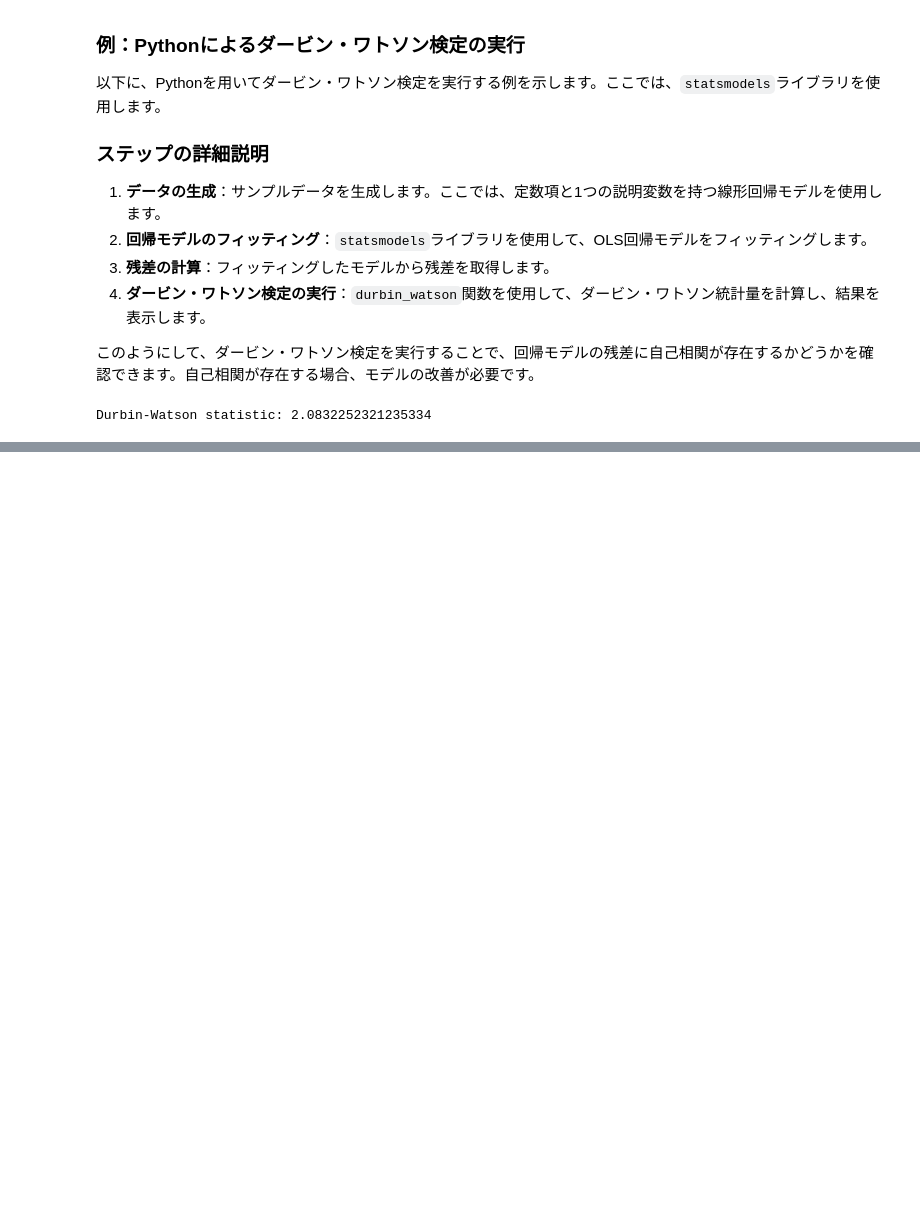
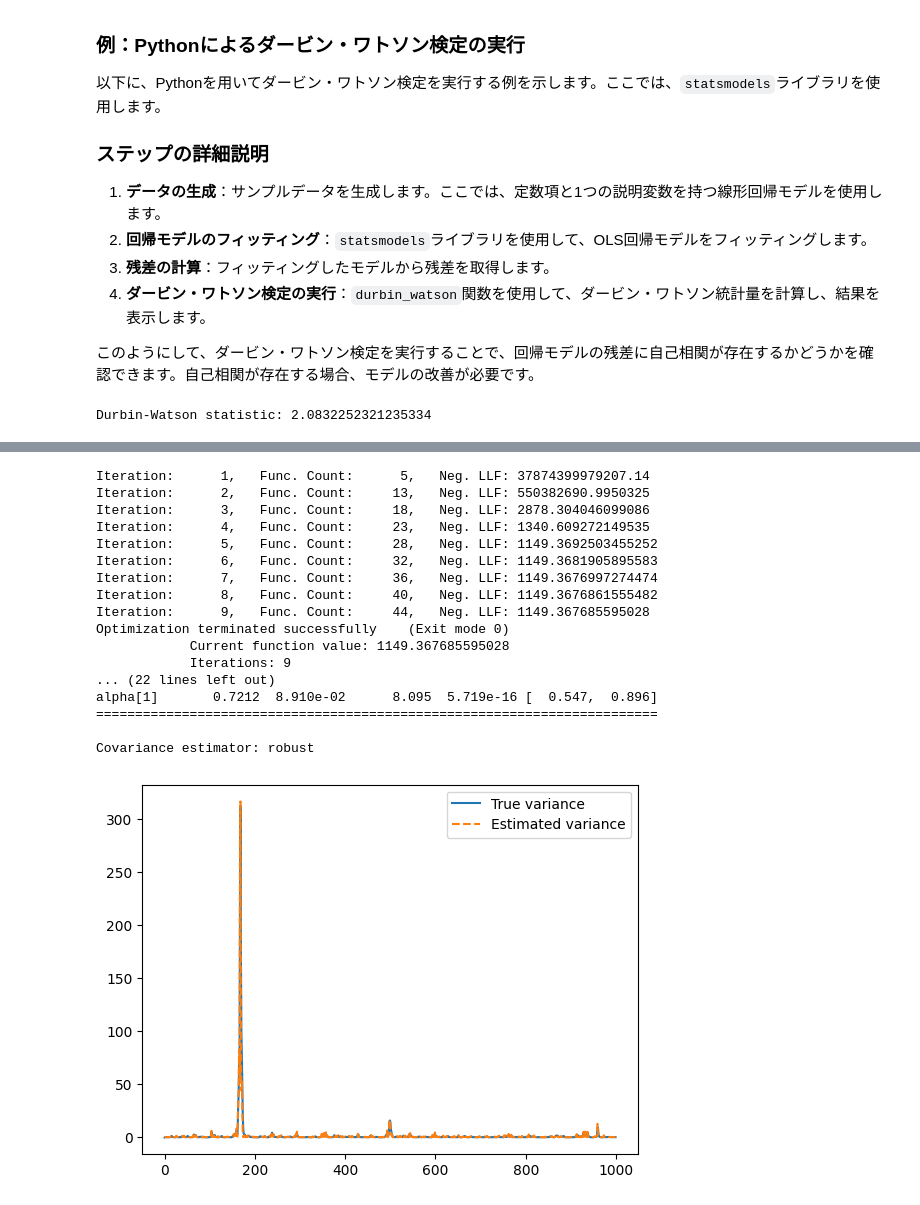
Before and after one commit to aramata3562/statistics_study, a Jupyter notebook: 統計学実践ワークブック/ch27.ipynb, the cells around one changed output, grey strips where cells are left out. Cells and saved outputs as stored; diff of their text form; code cells hidden in the pictures; blank space fills up the shorter version.

```diff
--- a/統計学実践ワークブック/ch27.ipynb
+++ b/統計学実践ワークブック/ch27.ipynb
@@ -1192,0 +1237,54 @@ Durbin-Watson statistic: 2.0832252321235334
+# %%
+import numpy as np
+import pandas as pd
+from arch import arch_model
+import matplotlib.pyplot as plt
+
+# ダミーデータの作成
+np.random.seed(42)
+n = 1000
+omega = 0.1
+alpha = 0.5
+beta = 0.4
+
+# 真のGARCH(1, 1)モデルのシミュレーション
+eps = np.random.normal(size=n)
+sigma2 = np.zeros(n)
+y = np.zeros(n)
+for t in range(1, n):
+    sigma2[t] = omega + alpha * eps[t-1]**2 + beta * sigma2[t-1]
+    eps[t] = np.random.normal(scale=np.sqrt(sigma2[t]))
+    y[t] = eps[t]
+
+# モデルのフィッティング
+am = arch_model(y, vol='ARCH', p=1)
+res = am.fit()
+
+# 結果の表示
+print(res.summary())
+
+# 分散のプロット
+fig, ax = plt.subplots()
+ax.plot(sigma2, label='True variance')
+ax.plot(res.conditional_volatility**2, label='Estimated variance', linestyle='--')
+ax.legend()
+plt.show()
+# %% [output]
+Iteration:      1,   Func. Count:      5,   Neg. LLF: 37874399979207.14
+Iteration:      2,   Func. Count:     13,   Neg. LLF: 550382690.9950325
+Iteration:      3,   Func. Count:     18,   Neg. LLF: 2878.304046099086
+Iteration:      4,   Func. Count:     23,   Neg. LLF: 1340.609272149535
+Iteration:      5,   Func. Count:     28,   Neg. LLF: 1149.3692503455252
+Iteration:      6,   Func. Count:     32,   Neg. LLF: 1149.3681905895583
+Iteration:      7,   Func. Count:     36,   Neg. LLF: 1149.3676997274474
+Iteration:      8,   Func. Count:     40,   Neg. LLF: 1149.3676861555482
+Iteration:      9,   Func. Count:     44,   Neg. LLF: 1149.367685595028
+Optimization terminated successfully    (Exit mode 0)
+            Current function value: 1149.367685595028
+            Iterations: 9
+... (22 lines left out)
+alpha[1]       0.7212  8.910e-02      8.095  5.719e-16 [  0.547,  0.896]
+========================================================================
+
+Covariance estimator: robust
+[figure, added]
```
Also changed, not shown: parts of 1 cell of this notebook, 1 other file.
